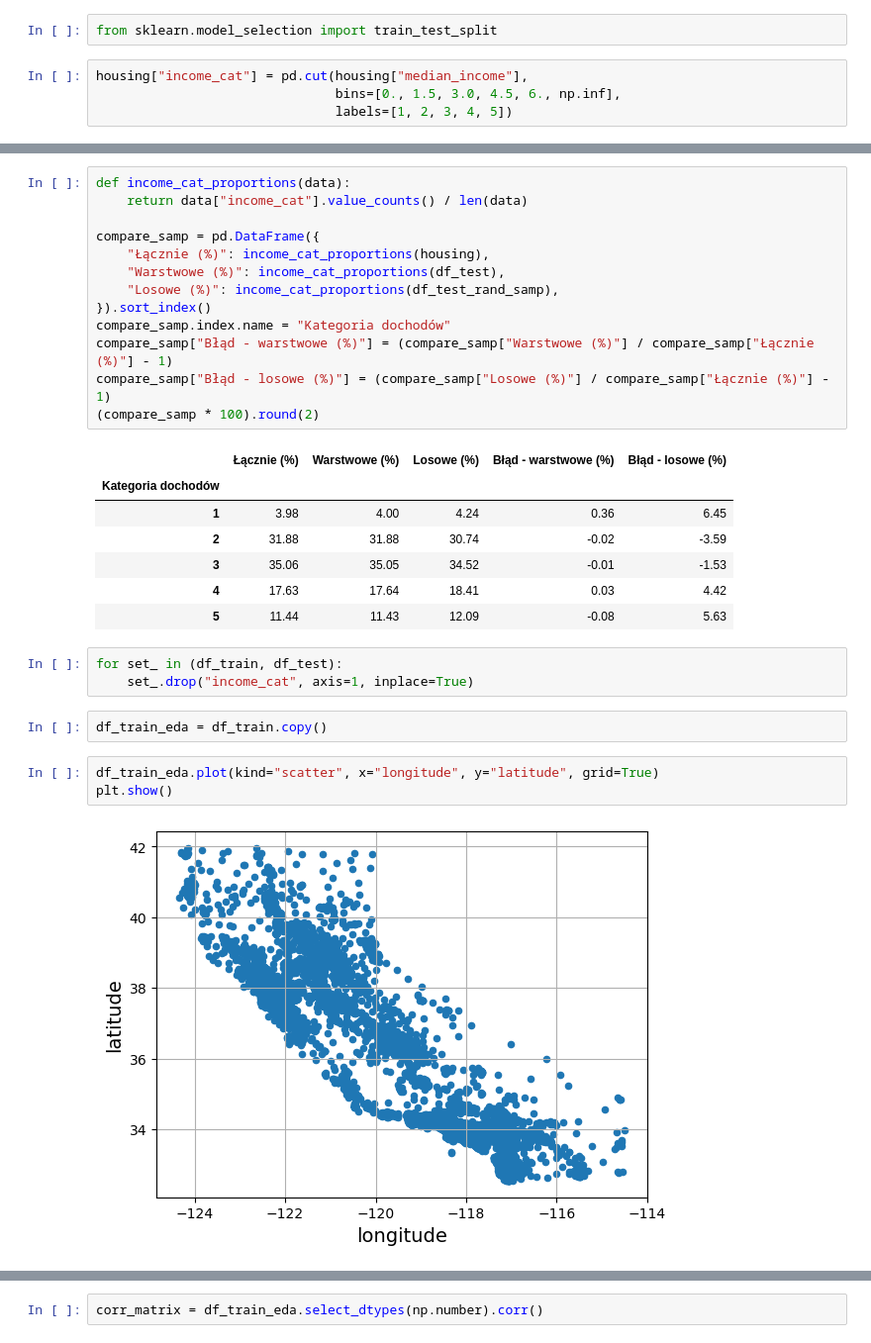
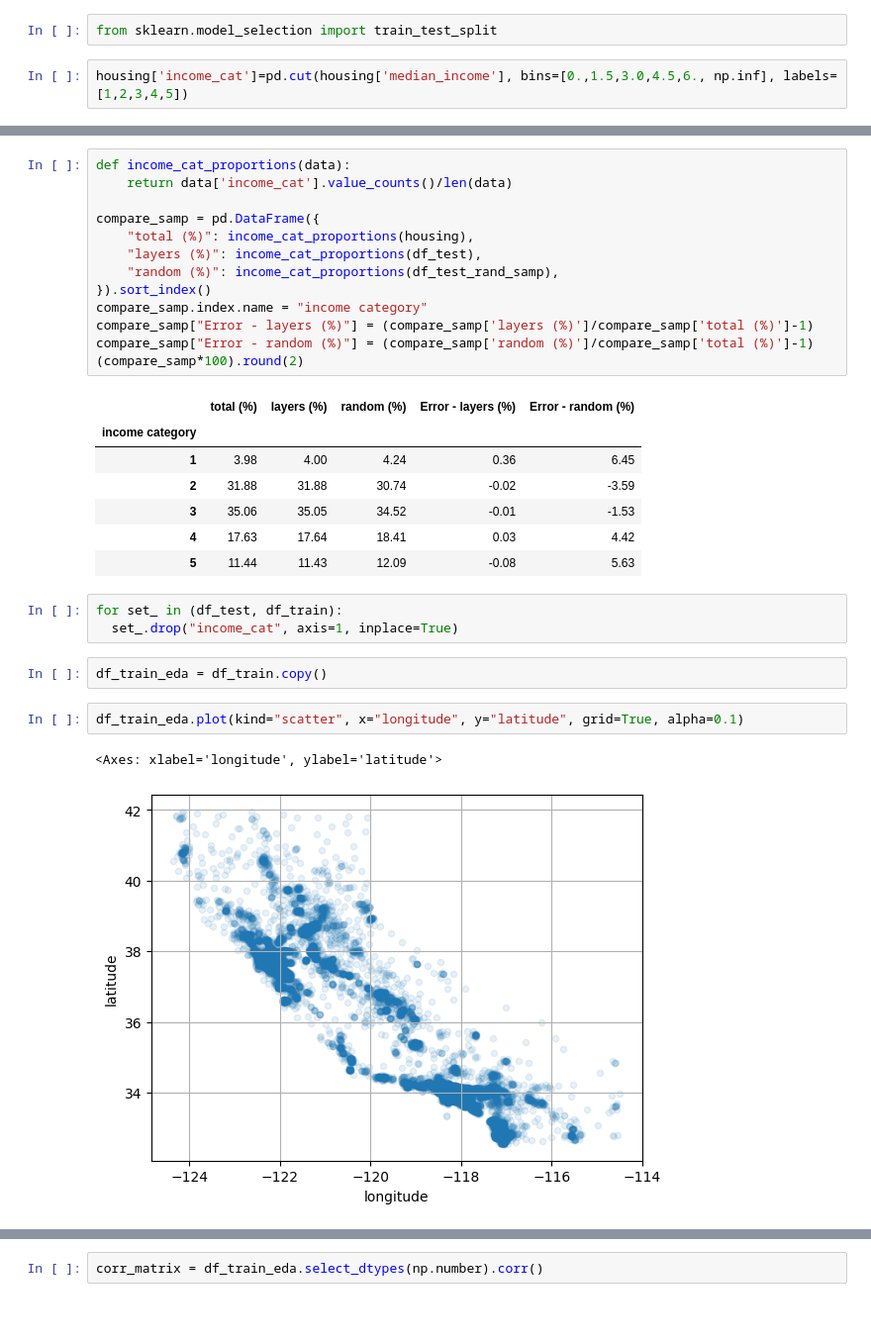
Before and after one commit to SokolowskiMik/WUM, a Jupyter notebook: 02_pierwszy_projekt_uczenia_maszynowego.ipynb, the cells around one changed output, grey strips where cells are left out. Shown at 99% size. Cells and saved outputs as stored; diff of their text form; blank space fills up the shorter version.

```diff
--- a/02_pierwszy_projekt_uczenia_maszynowego.ipynb
+++ b/02_pierwszy_projekt_uczenia_maszynowego.ipynb
@@ -84,7 +69,5 @@ plt.show()
 # %%
 from sklearn.model_selection import train_test_split
 # %%
-housing["income_cat"] = pd.cut(housing["median_income"],
-                               bins=[0., 1.5, 3.0, 4.5, 6., np.inf],
-                               labels=[1, 2, 3, 4, 5])
+housing['income_cat']=pd.cut(housing['median_income'], bins=[0.,1.5,3.0,4.5,6., np.inf], labels=[1,2,3,4,5])
 # %%
@@ -114,32 +96,32 @@ df_train, df_test = train_test_split(
 )
 # %%
 def income_cat_proportions(data):
-    return data["income_cat"].value_counts() / len(data)
+    return data['income_cat'].value_counts()/len(data)
 
 compare_samp = pd.DataFrame({
-    "Łącznie (%)": income_cat_proportions(housing),
-    "Warstwowe (%)": income_cat_proportions(df_test),
-    "Losowe (%)": income_cat_proportions(df_test_rand_samp),
+    "total (%)": income_cat_proportions(housing),
+    "layers (%)": income_cat_proportions(df_test),
+    "random (%)": income_cat_proportions(df_test_rand_samp),
 }).sort_index()
-compare_samp.index.name = "Kategoria dochodów"
-compare_samp["Błąd - warstwowe (%)"] = (compare_samp["Warstwowe (%)"] / compare_samp["Łącznie (%)"] - 1)
-compare_samp["Błąd - losowe (%)"] = (compare_samp["Losowe (%)"] / compare_samp["Łącznie (%)"] - 1)
-(compare_samp * 100).round(2)
+compare_samp.index.name = "income category"
+compare_samp["Error - layers (%)"] = (compare_samp['layers (%)']/compare_samp['total (%)']-1)
+compare_samp["Error - random (%)"] = (compare_samp['random (%)']/compare_samp['total (%)']-1)
+(compare_samp*100).round(2)
 # %% [output]
-|  | Łącznie (%) | Warstwowe (%) | Losowe (%) | Błąd - warstwowe (%) | Błąd - losowe (%) |
-| Kategoria dochodów |  |  |  |  |  |
+|  | total (%) | layers (%) | random (%) | Error - layers (%) | Error - random (%) |
+| income category |  |  |  |  |  |
 | 1 | 3.98 | 4.00 | 4.24 | 0.36 | 6.45 |
 | 2 | 31.88 | 31.88 | 30.74 | -0.02 | -3.59 |
 | 3 | 35.06 | 35.05 | 34.52 | -0.01 | -1.53 |
 | 4 | 17.63 | 17.64 | 18.41 | 0.03 | 4.42 |
 | 5 | 11.44 | 11.43 | 12.09 | -0.08 | 5.63 |
 # %%
-for set_ in (df_train, df_test):
-    set_.drop("income_cat", axis=1, inplace=True)
+for set_ in (df_test, df_train):
+  set_.drop("income_cat", axis=1, inplace=True)
 # %%
 df_train_eda = df_train.copy()
 # %%
-df_train_eda.plot(kind="scatter", x="longitude", y="latitude", grid=True)
-plt.show()
+df_train_eda.plot(kind="scatter", x="longitude", y="latitude", grid=True, alpha=0.1)
 # %% [output]
+<Axes: xlabel='longitude', ylabel='latitude'>
-[figure, old version]
+[figure, new version]
```
Also changed, not shown: parts of 103 cells of this notebook.
